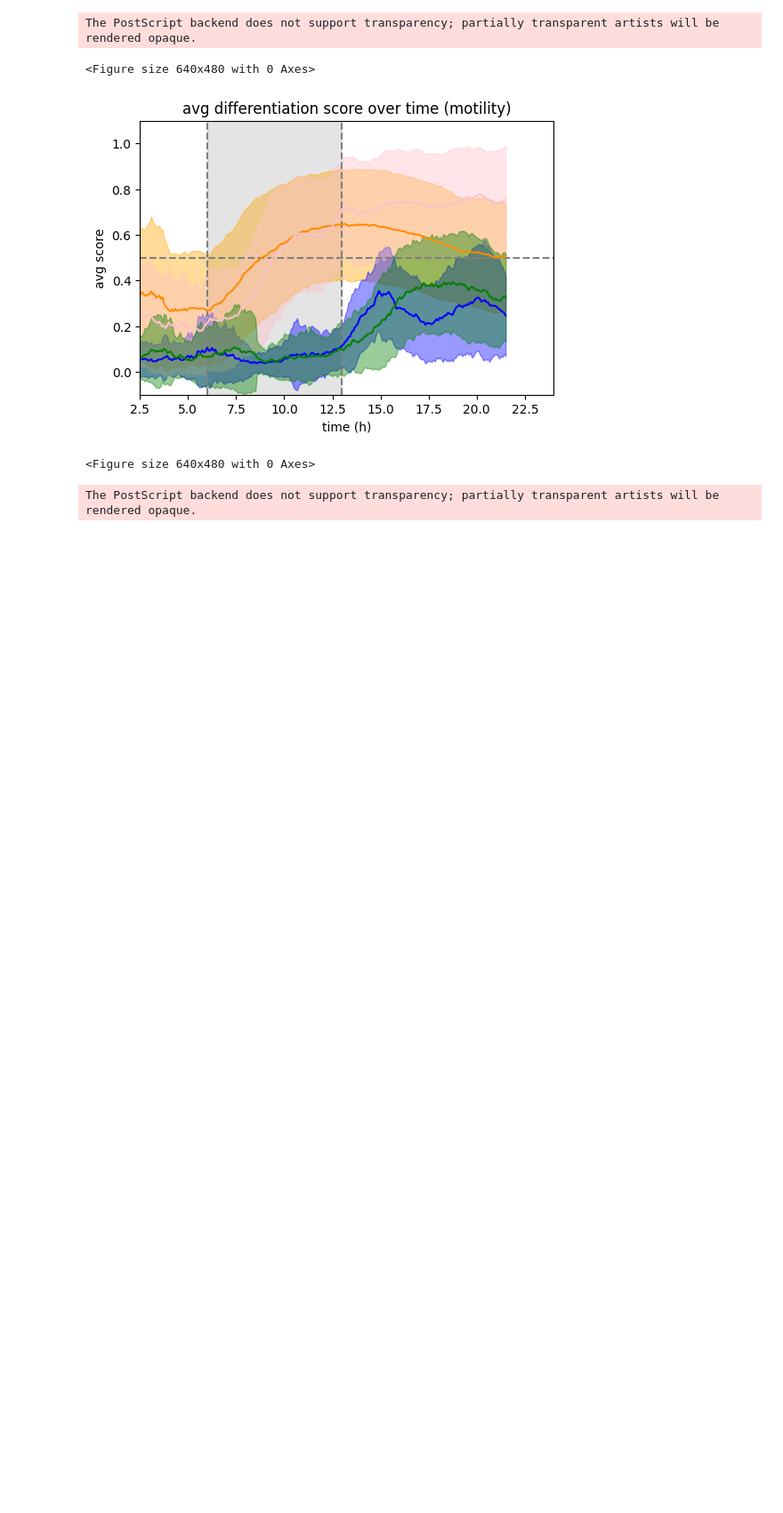
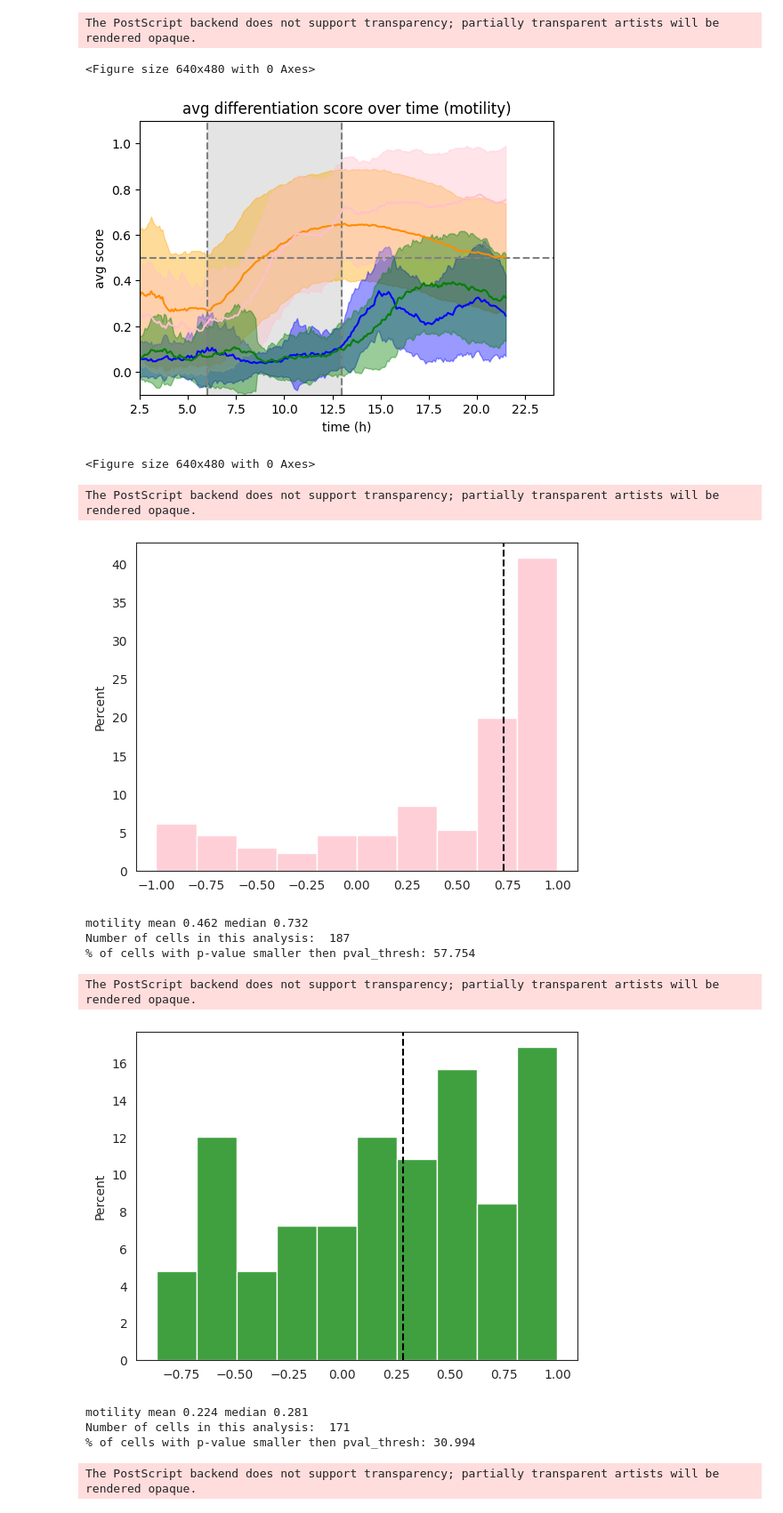
Before and after one commit to zaritskylab/muscle-formation-prediction, a Jupyter notebook: analysis/notebooks/figure_5.ipynb, the cells around one changed output. Shown at 89% size. Saved outputs shown, nothing was run; the diff lists cells and outputs as text; code cells hidden in the pictures; blank space fills up the shorter version.

Commit message:
compute  % of cells with p-value smaller then pval_thresh - for fig 4 as well

```diff
--- a/analysis/notebooks/figure_5.ipynb
+++ b/analysis/notebooks/figure_5.ipynb
@@ -65,6 +65,20 @@ The PostScript backend does not support transparency; partially transparent arti
 <Figure size 640x480 with 0 Axes>
 [figure]
 <Figure size 640x480 with 0 Axes>
+# %%
+utils.plot_monotonicity_dist(scores_df_s6, "P38i", time=(6,13), rolling_w=5, modality="motility", color="pink", pval_thresh=0.05)
+utils.plot_monotonicity_dist(scores_df_s8, "ERKi-P38i", time=(6,13), rolling_w=5, modality="motility", color="green", pval_thresh=0.05)
+# %% [output]
+The PostScript backend does not support transparency; partially transparent artists will be rendered opaque.
+[figure, added]
+motility mean 0.462 median 0.732
+Number of cells in this analysis:  187
+% of cells with p-value smaller then pval_thresh: 57.754
+The PostScript backend does not support transparency; partially transparent artists will be rendered opaque.
+[figure, added]
+motility mean 0.224 median 0.281
+Number of cells in this analysis:  171
+% of cells with p-value smaller then pval_thresh: 30.994
 # %%
 utils.plot_avg_conf(data_2_3_test, "intensity", path=fig_dir_path + "avg diff over time train (1,5) test (2, 3, 6, 8) inensity", plot_std=False, time=(6,13), xlim=(2.5, 24))
 utils.plot_avg_conf(data_2_3_test, "intensity", path=fig_dir_path + "avg diff over time train (1,5) test (2, 3, 6, 8) inensity (std)", plot_std=True, time=(6,13), xlim=(2.5, 24))
```
Also changed, not shown: parts of 1 cell of this notebook, 1 other file.
